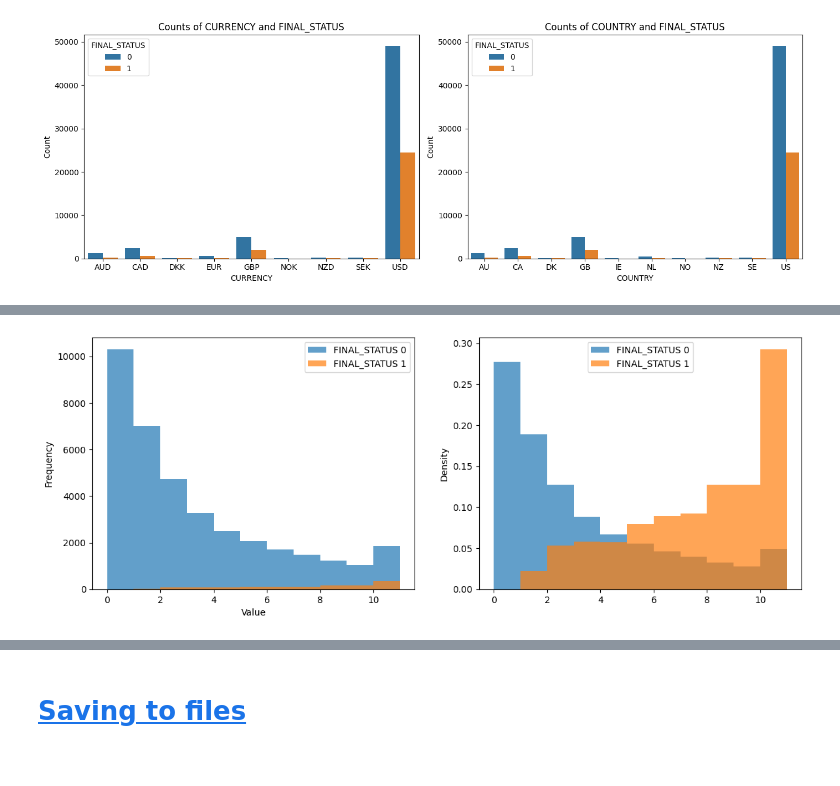
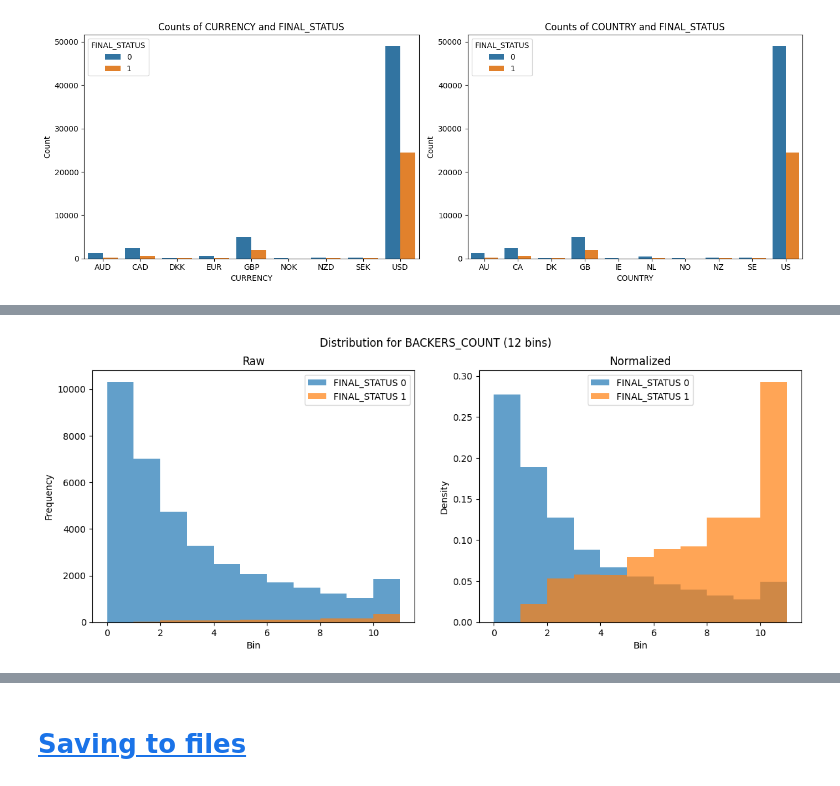
Before and after one commit to SimeonHristov99/kcikstarter, a Jupyter notebook: 01_Scripts/02_Univariate_analysis.ipynb, the cells around one changed output, grey strips where cells are left out. Drawn from its saved outputs; the diff is of its cells as text; code cells hidden in the pictures.

Commit message:
Beautify plots.

```diff
--- a/01_Scripts/02_Univariate_analysis.ipynb
+++ b/01_Scripts/02_Univariate_analysis.ipynb
@@ -214,23 +253,27 @@ plt.show()
 # %%
 data_status_0 = df_train[df_train['FINAL_STATUS'] == 0]['BACKERS_COUNT']
 data_status_1 = df_train[df_train['FINAL_STATUS'] == 1]['BACKERS_COUNT']
 
 _, (ax1, ax2) = plt.subplots(1, 2, figsize=(14, 5))
 
 ax1.hist(data_status_0, bins=range(12), alpha=0.7, label='FINAL_STATUS 0')
 ax1.hist(data_status_1, bins=range(12), alpha=0.7, label='FINAL_STATUS 1')
-ax1.set_xlabel('Value')
+ax1.set_title('Raw')
+ax1.set_xlabel('Bin')
 ax1.set_ylabel('Frequency')
 ax1.legend()
 
 ax2.hist(data_status_0, bins=range(12), alpha=0.7, label='FINAL_STATUS 0', density=True)
 ax2.hist(data_status_1, bins=range(12), alpha=0.7, label='FINAL_STATUS 1', density=True)
+ax2.set_title('Normalized')
+ax2.set_xlabel('Bin')
 ax2.set_ylabel('Density')
 ax2.legend()
 
+plt.suptitle('Distribution for BACKERS_COUNT (12 bins)')
 plt.show()
 # %% [output]
-[figure, old version]
+[figure, new version]
 # %%
 data_status_0 = df_train[df_train['FINAL_STATUS'] == 0]['GOAL']
 data_status_1 = df_train[df_train['FINAL_STATUS'] == 1]['GOAL']
```
Also changed, not shown: parts of 10 cells of this notebook, 2 other files.
